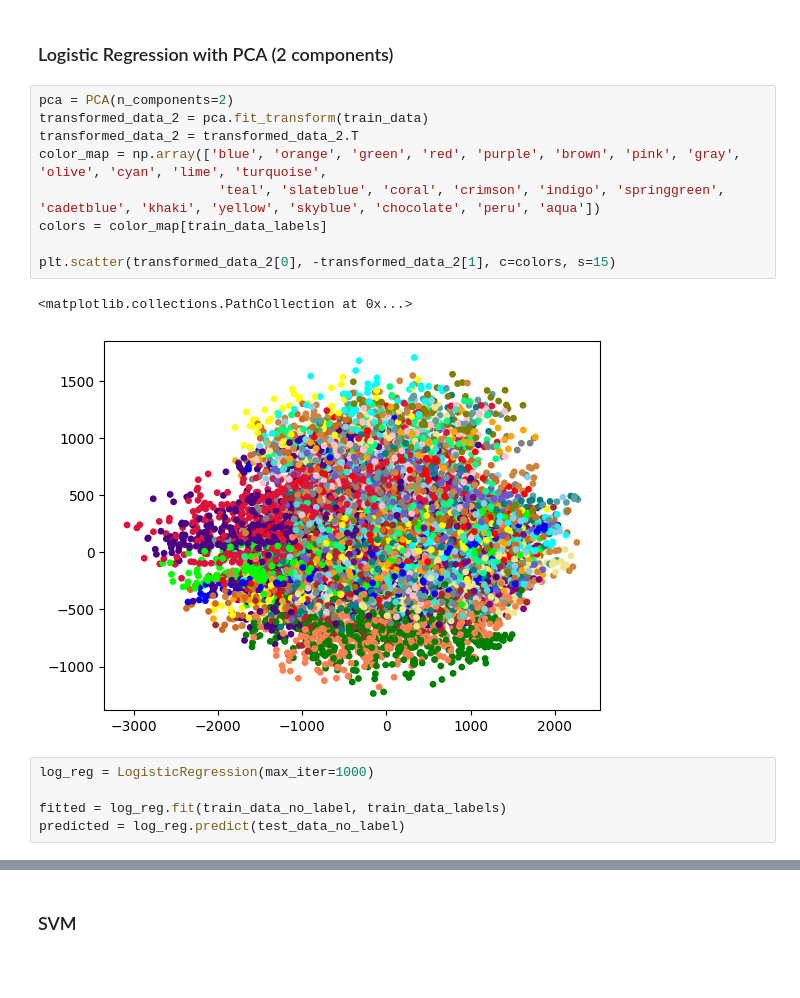
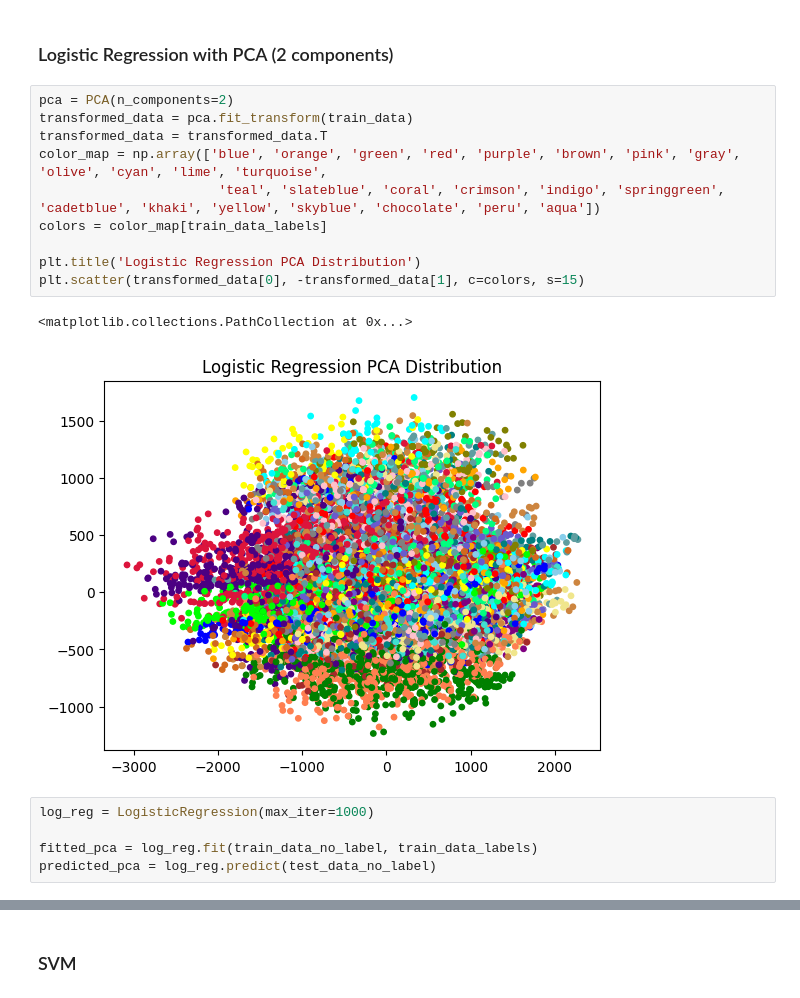
Before and after one commit to Astute-2319/CS5990-Group7-Final-Project, a Jupyter notebook: astute_final_work.ipynb, the cells around one changed output, grey strips where cells are left out. Saved outputs shown, nothing was run; the diff lists cells and outputs as text; blank space fills up the shorter version.

```diff
--- a/astute_final_work.ipynb
+++ b/astute_final_work.ipynb
@@ -164,18 +222,19 @@ plt.show()
 ### Logistic Regression with PCA (2 components)
 # %%
 pca = PCA(n_components=2)
-transformed_data_2 = pca.fit_transform(train_data)
-transformed_data_2 = transformed_data_2.T
+transformed_data = pca.fit_transform(train_data)
+transformed_data = transformed_data.T
 color_map = np.array(['blue', 'orange', 'green', 'red', 'purple', 'brown', 'pink', 'gray', 'olive', 'cyan', 'lime', 'turquoise',
                        'teal', 'slateblue', 'coral', 'crimson', 'indigo', 'springgreen', 'cadetblue', 'khaki', 'yellow', 'skyblue', 'chocolate', 'peru', 'aqua'])
 colors = color_map[train_data_labels]
 
-plt.scatter(transformed_data_2[0], -transformed_data_2[1], c=colors, s=15)
+plt.title('Logistic Regression PCA Distribution')
+plt.scatter(transformed_data[0], -transformed_data[1], c=colors, s=15)
 # %% [output]
 <matplotlib.collections.PathCollection at 0x...>
-[figure, old version]
+[figure, new version]
 # %%
 log_reg = LogisticRegression(max_iter=1000)
 
-fitted = log_reg.fit(train_data_no_label, train_data_labels)
-predicted = log_reg.predict(test_data_no_label)
+fitted_pca = log_reg.fit(train_data_no_label, train_data_labels)
+predicted_pca = log_reg.predict(test_data_no_label)
```
Also changed, not shown: parts of 14 cells of this notebook.
